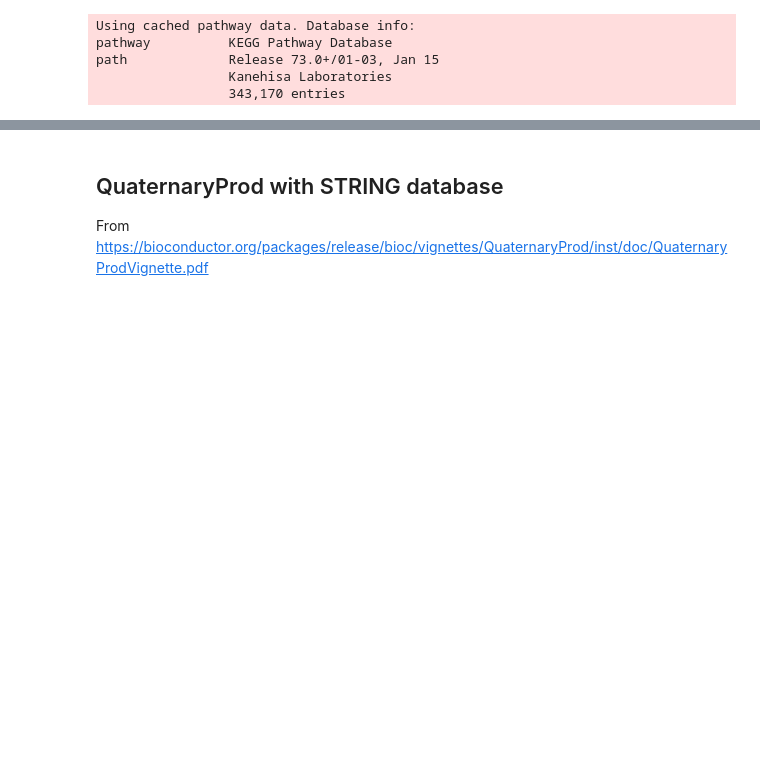
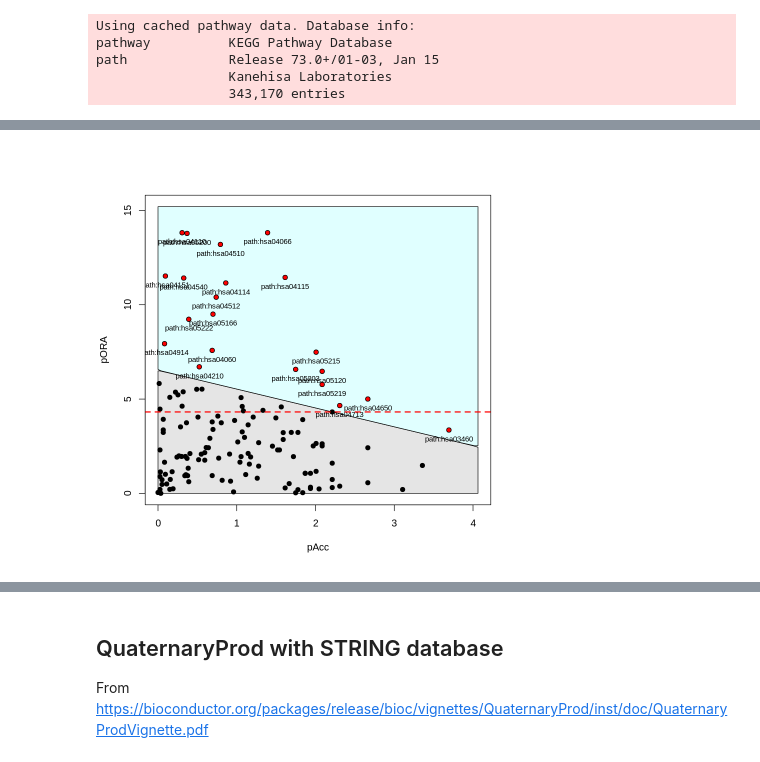
Before and after one commit to esheffels/2020-RNA, a Jupyter notebook: R_diffexp-generic.ipynb, the cells around one changed output, grey strips where cells are left out. Saved outputs shown, nothing was run; the diff lists cells and outputs as text; code cells hidden in the pictures; blank space fills up the shorter version.

Commit message:
Completed initial implementation of ROntoTools
Full run through of ROntoTools, with results exported to csv ranked by pCombined with False Discovery Rate controlled

```diff
--- a/R_diffexp-generic.ipynb
+++ b/R_diffexp-generic.ipynb
@@ -397,0 +405,2 @@ path             Release 73.0+/01-03, Jan 15
+# %%
+top_H358_72_MB$KEGG <- sapply(top_H358_72_MB$entrez, function(x) paste("hsa:", x, sep= ""))
@@ -425,6 +457,6 @@ names(pvAll) <- top_H358_72_MB$entrez
 # %%
 #ref contains all genes measured in the analysis
-ref <- top_H358_72_MB$entrez
+ref <- top_H358_72_MB$KEGG
 head(ref)
 # %% [output]
 ENSG00000138061 ENSG00000211459 ENSG00000137673 ENSG00000131747 ENSG00000184254
@@ -434,3 +466,6 @@ ENSG00000100292
-# %%
-kpg <- setNodeWeights(kpg, weights = alphaMLG(pv), defaultWeight = 1)
-head(nodeWeights(kpg[["path:hsa04110"]]))
+# %%
+#set the node weights to encode the significance of each gene
+#two options for alpha: alphaMLG() and alpha1MR(), using different formulas to relate p and alpha
+#see ROntoTools documentation
+kpg <- setNodeWeights(kpg, weights = alpha1MR(pv), defaultWeight = 1)
+head(nodeWeights(kpg[["path:hsa04110"]]))
@@ -438,0 +515,4 @@ peRes <- pe(x = fc, graphs = kpg, ref = ref,  nboot = 200, verbose = FALSE)
+# %%
+plot(peRes)
+# %% [output]
+[figure, added]
```
Also changed, not shown: parts of 14 cells of this notebook.
